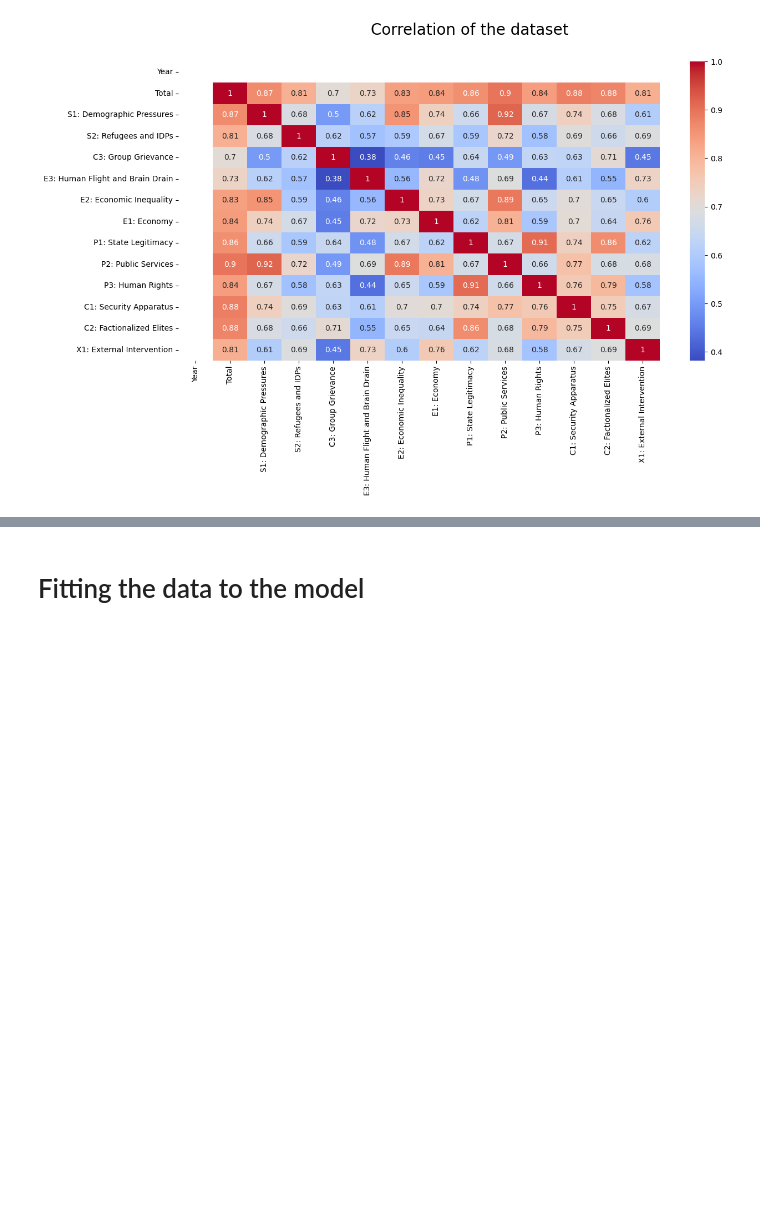
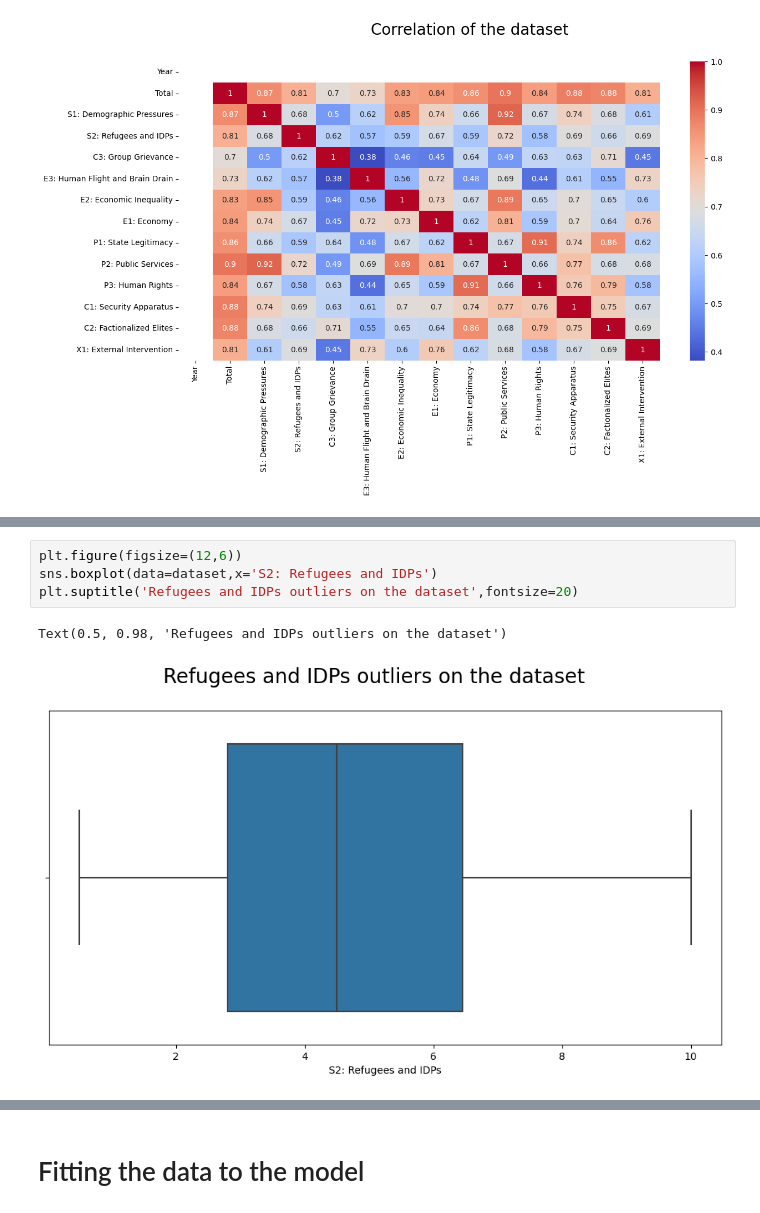
Before and after one commit to Rishisrv147025/Data_Analysis_and_Business_Intellegence, a Jupyter notebook: Python_Data_Science_project/Country_growth/Country_wise_growth_project.ipynb, the cells around one changed output, grey strips where cells are left out. Saved outputs shown, nothing was run; the diff lists cells and outputs as text; blank space fills up the shorter version.

```diff
--- a/Python_Data_Science_project/Country_growth/Country_wise_growth_project.ipynb
+++ b/Python_Data_Science_project/Country_growth/Country_wise_growth_project.ipynb
@@ -141,0 +158,7 @@ Text(0.5, 0.98, 'Correlation of the dataset')
+# %%
+plt.figure(figsize=(12,6))
+sns.boxplot(data=dataset,x='S2: Refugees and IDPs')
+plt.suptitle('Refugees and IDPs outliers on the dataset',fontsize=20)
+# %% [output]
+Text(0.5, 0.98, 'Refugees and IDPs outliers on the dataset')
+[figure, added]
```
Also changed, not shown: parts of 29 cells of this notebook.
